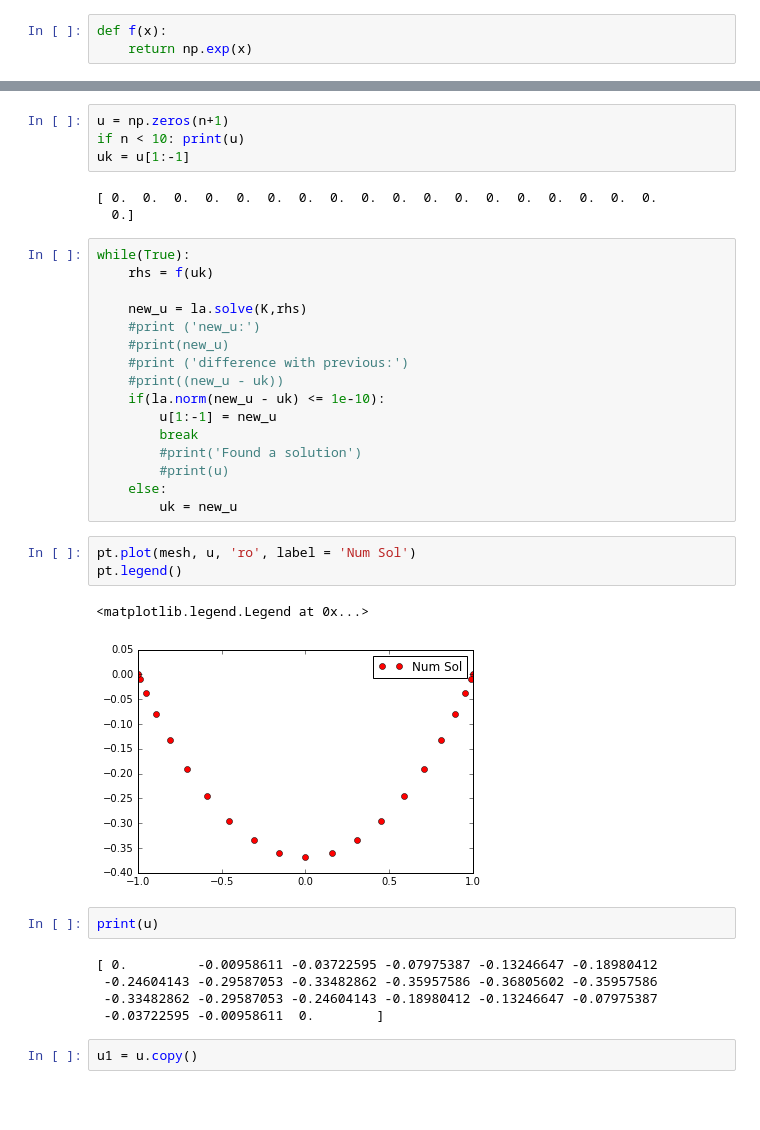
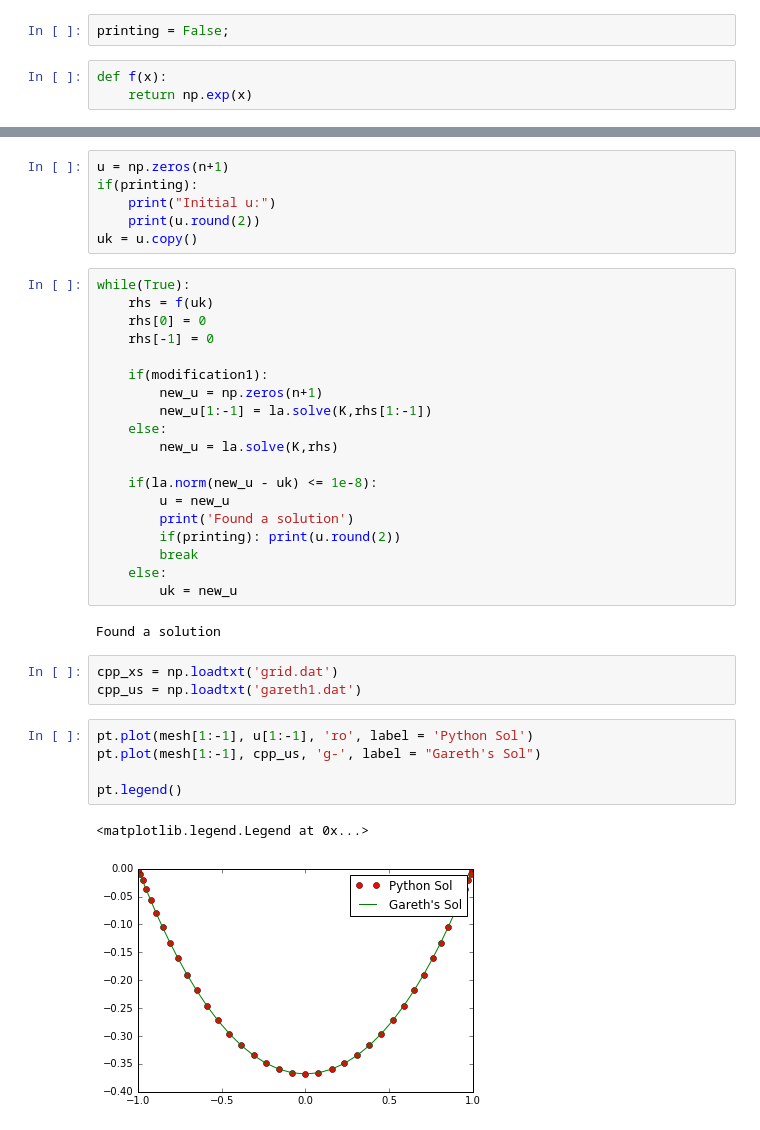
Before and after one commit to Jordi-Ab/SciCompAndC-, a Jupyter notebook: Coursework2/Q4/Python Script.ipynb, the cells around one changed output, grey strips where cells are left out. Cells and saved outputs as stored; diff of their text form; blank space fills up the shorter version.

```diff
--- a/Coursework2/Q4/Python Script.ipynb
+++ b/Coursework2/Q4/Python Script.ipynb
@@ -148,3 +141,5 @@ n = 21
+# %%
+printing = False;
 # %%
 def f(x):
     return np.exp(x)
@@ -160,38 +176,38 @@ if n < 10: print(K)
 # %%
 u = np.zeros(n+1)
-if n < 10: print(u)
-uk = u[1:-1]
+if(printing):
+    print("Initial u:")
+    print(u.round(2))
+uk = u.copy()
-# %% [output]
-[ 0.  0.  0.  0.  0.  0.  0.  0.  0.  0.  0.  0.  0.  0.  0.  0.  0.  0.
-  0.]
 # %%
 while(True):
     rhs = f(uk)
+    rhs[0] = 0
+    rhs[-1] = 0
 
-    new_u = la.solve(K,rhs)
-    #print ('new_u:')
-    #print(new_u)
-    #print ('difference with previous:')
-    #print((new_u - uk))
-    if(la.norm(new_u - uk) <= 1e-10):
-        u[1:-1] = new_u
+    if(modification1):
+        new_u = np.zeros(n+1)
+        new_u[1:-1] = la.solve(K,rhs[1:-1])
+    else:
+        new_u = la.solve(K,rhs)
+
+    if(la.norm(new_u - uk) <= 1e-8):
+        u = new_u
+        print('Found a solution')
+        if(printing): print(u.round(2))
         break
-        #print('Found a solution')
-        #print(u)
     else:
         uk = new_u
+# %% [output]
+Found a solution
+# %%
+cpp_xs = np.loadtxt('grid.dat')
+cpp_us = np.loadtxt('gareth1.dat')
 # %%
-pt.plot(mesh, u, 'ro', label = 'Num Sol')
+pt.plot(mesh[1:-1], u[1:-1], 'ro', label = 'Python Sol')
+pt.plot(mesh[1:-1], cpp_us, 'g-', label = "Gareth's Sol")
+
 pt.legend()
 # %% [output]
 <matplotlib.legend.Legend at 0x...>
-[figure, old version]
+[figure, new version]
-# %%
-print(u)
-# %% [output]
-[ 0.         -0.00958611 -0.03722595 -0.07975387 -0.13246647 -0.18980412
- -0.24604143 -0.29587053 -0.33482862 -0.35957586 -0.36805602 -0.35957586
- -0.33482862 -0.29587053 -0.24604143 -0.18980412 -0.13246647 -0.07975387
- -0.03722595 -0.00958611  0.        ]
-# %%
-u1 = u.copy()
```
Also changed, not shown: parts of 29 cells of this notebook, 38 other files.
